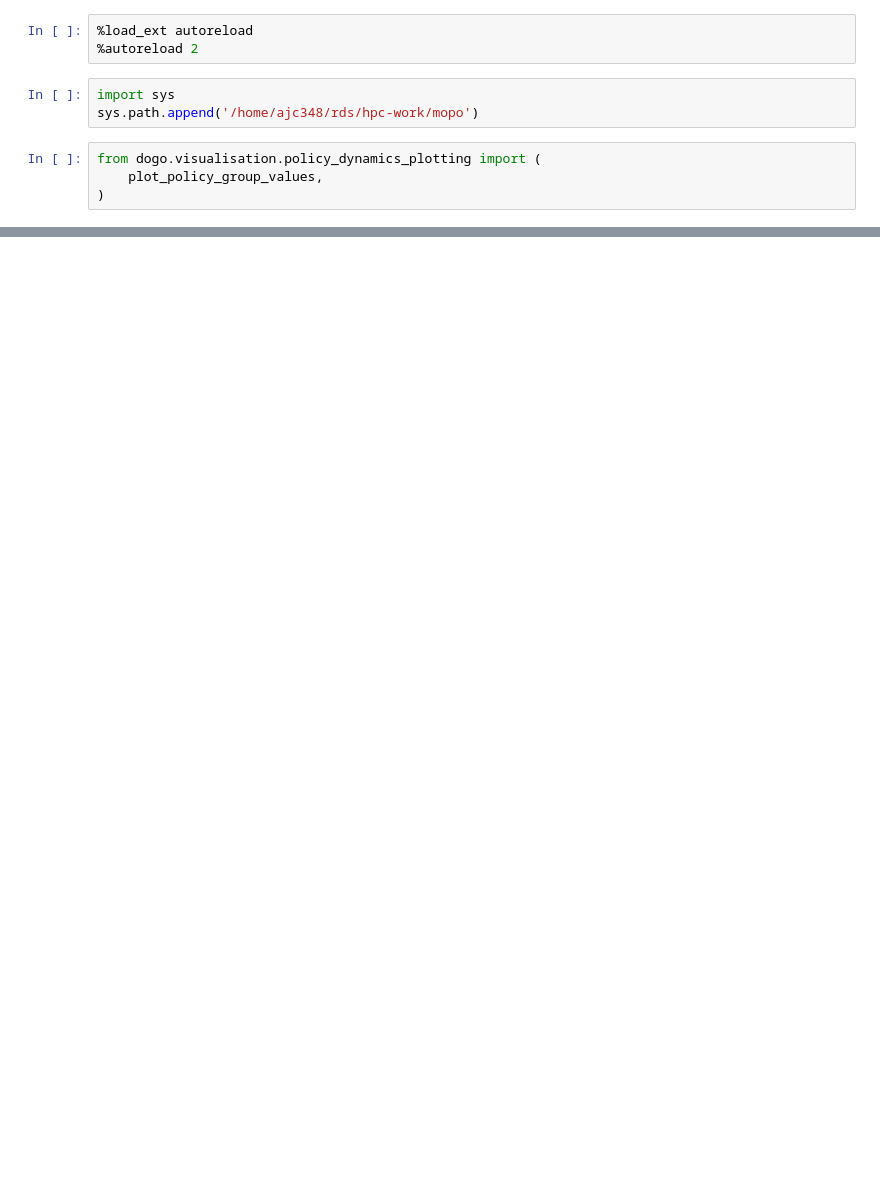
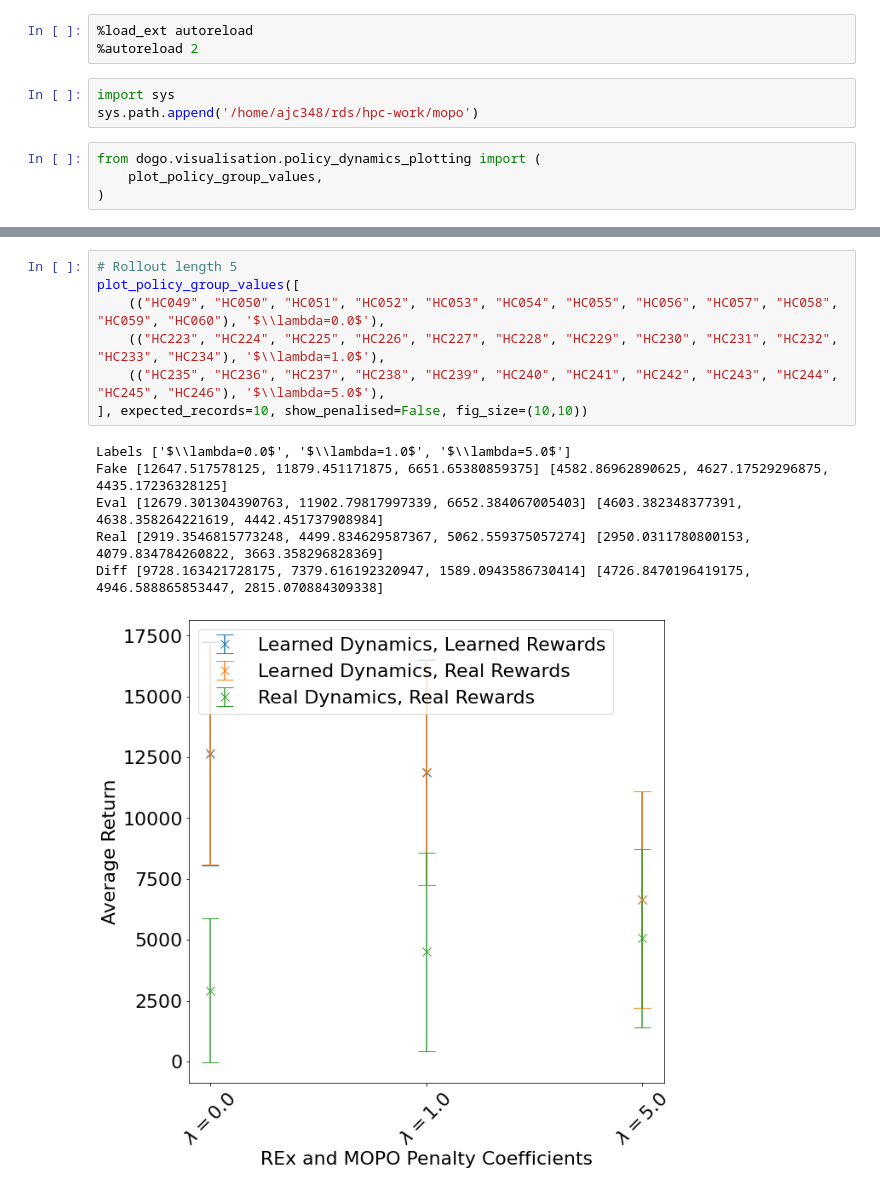
Before and after one commit to thatscotdatasci/mopo, a Jupyter notebook: jupyter/mixed_rt_1/policy_dynamics_analysis_mixed_rt_1.ipynb, the cells around one changed output, grey strips where cells are left out. Saved outputs shown, nothing was run; the diff lists cells and outputs as text; blank space fills up the shorter version.

```diff
--- a/jupyter/mixed_rt_1/policy_dynamics_analysis_mixed_rt_1.ipynb
+++ b/jupyter/mixed_rt_1/policy_dynamics_analysis_mixed_rt_1.ipynb
@@ -43 +45,15 @@ Real [4069.0769287  2782.22933368 2389.33921036 2436.77325357 6602.55114064
 [figure]
+# %%
+# Rollout length 5
+plot_policy_group_values([
+    (("HC049", "HC050", "HC051", "HC052", "HC053", "HC054", "HC055", "HC056", "HC057", "HC058", "HC059", "HC060"), '$\\lambda=0.0$'),
+    (("HC223", "HC224", "HC225", "HC226", "HC227", "HC228", "HC229", "HC230", "HC231", "HC232", "HC233", "HC234"), '$\\lambda=1.0$'),
+    (("HC235", "HC236", "HC237", "HC238", "HC239", "HC240", "HC241", "HC242", "HC243", "HC244", "HC245", "HC246"), '$\\lambda=5.0$'),
+], expected_records=10, show_penalised=False, fig_size=(10,10))
+# %% [output]
+Labels ['$\\lambda=0.0$', '$\\lambda=1.0$', '$\\lambda=5.0$']
+Fake [12647.517578125, 11879.451171875, 6651.65380859375] [4582.86962890625, 4627.17529296875, 4435.17236328125]
+Eval [12679.301304390763, 11902.79817997339, 6652.384067005403] [4603.382348377391, 4638.358264221619, 4442.451737908984]
+Real [2919.3546815773248, 4499.834629587367, 5062.559375057274] [2950.0311780800153, 4079.834784260822, 3663.358296828369]
+Diff [9728.163421728175, 7379.616192320947, 1589.0943586730414] [4726.8470196419175, 4946.588865853447, 2815.070884309338]
+[figure, added]
```
Also changed, not shown: parts of 4 cells of this notebook, 17 other files.
